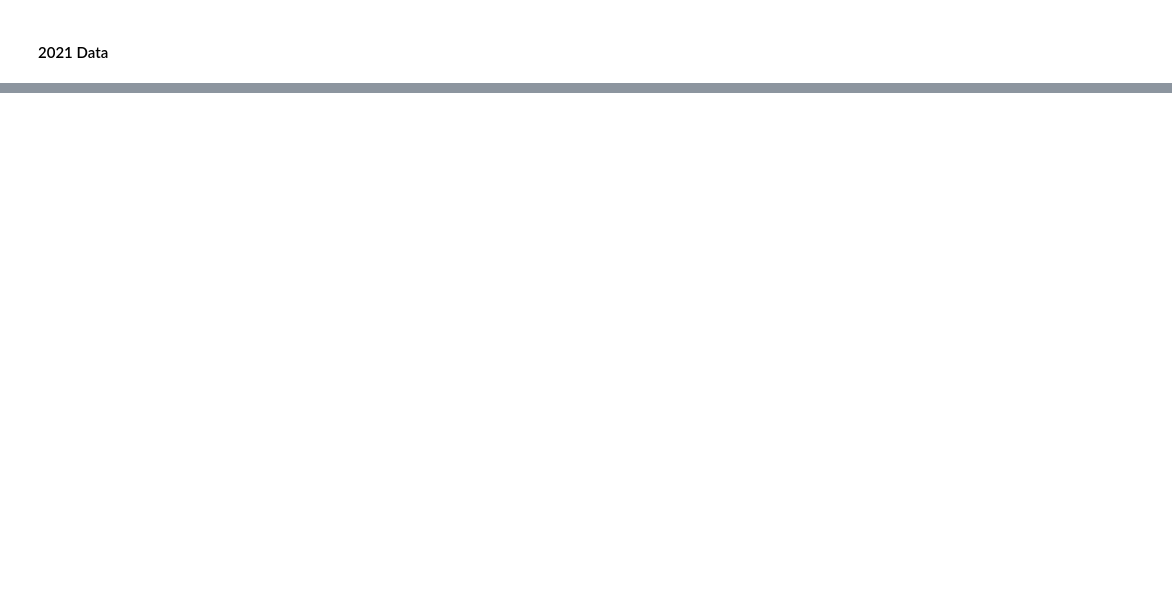
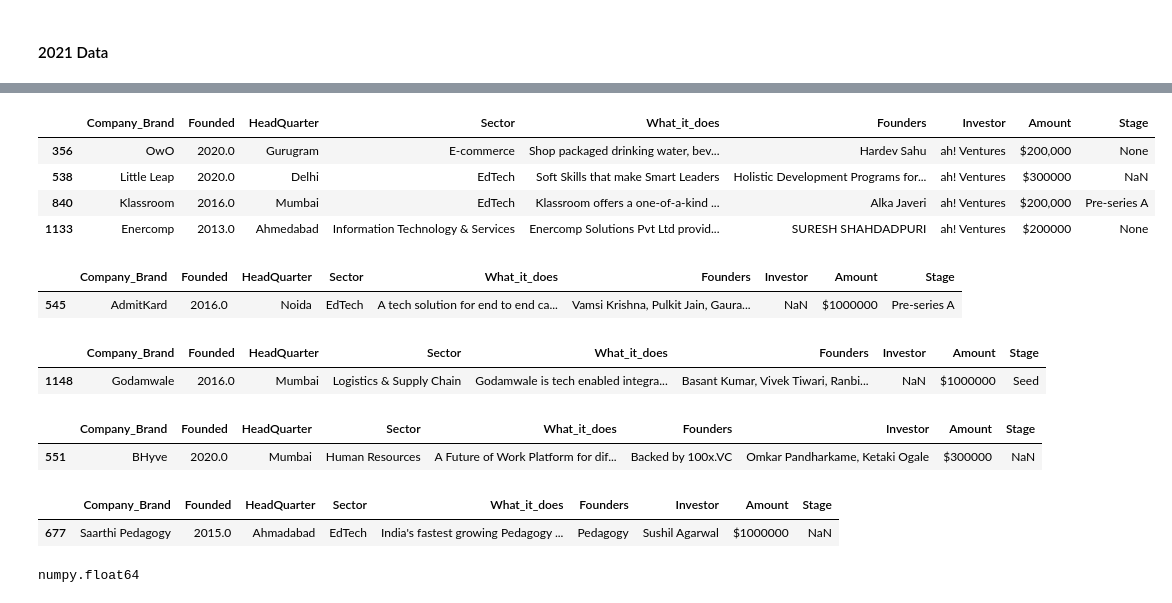
Before and after one commit to DzeBakuEso/stockholm_lp1_colla_project_sprint_1, a Jupyter notebook: Indian _Ecosystem_Analysis.ipynb, the cells around one changed output, grey strips where cells are left out. Saved outputs shown, nothing was run; the diff lists cells and outputs as text; code cells hidden in the pictures; blank space fills up the shorter version.

```diff
--- a/Indian _Ecosystem_Analysis.ipynb
+++ b/Indian _Ecosystem_Analysis.ipynb
@@ -511,0 +1022,35 @@ df4.head()
+# %%
+df4.loc[df4["Company_Brand"] == "Little Leap", ["Amount", "Stage", "Investor"]] = [
+    "$300000", np.nan, "ah! Ventures"]
+df4.loc[df4["Investor"] == "ah! Ventures"]
+# %% [output]
+|  | Company_Brand | Founded | HeadQuarter | Sector | What_it_does | Founders | Investor | Amount | Stage |
+| 356 | OwO | 2020.0 | Gurugram | E-commerce | Shop packaged drinking water, bev... | Hardev Sahu | ah! Ventures | $200,000 | None |
+| 538 | Little Leap | 2020.0 | Delhi | EdTech | Soft Skills that make Smart Leaders | Holistic Development Programs for... | ah! Ventures | $300000 | NaN |
+| 840 | Klassroom | 2016.0 | Mumbai | EdTech | Klassroom offers a one-of-a-kind ... | Alka Javeri | ah! Ventures | $200,000 | Pre-series A |
+| 1133 | Enercomp | 2013.0 | Ahmedabad | Information Technology & Services | Enercomp Solutions Pvt Ltd provid... | SURESH SHAHDADPURI | ah! Ventures | $200000 | None |
+# %%
+df4.loc[df4["Company_Brand"] == "AdmitKard", ["Amount", "Stage", "Investor"]] = [
+    "$1000000", "Pre-series A",np.nan]
+df4.loc[df4["Company_Brand"] == "AdmitKard"]
+# %% [output]
+|  | Company_Brand | Founded | HeadQuarter | Sector | What_it_does | Founders | Investor | Amount | Stage |
+| 545 | AdmitKard | 2016.0 | Noida | EdTech | A tech solution for end to end ca... | Vamsi Krishna, Pulkit Jain, Gaura... | NaN | $1000000 | Pre-series A |
+# %%
+df4.loc[df4["Company_Brand"] == "Godamwale", ["Amount", "Stage", "Investor"]] = ["$1000000", "Seed",np.nan]
+df4.loc[df4["Company_Brand"] == "Godamwale"]
+# %% [output]
+|  | Company_Brand | Founded | HeadQuarter | Sector | What_it_does | Founders | Investor | Amount | Stage |
+| 1148 | Godamwale | 2016.0 | Mumbai | Logistics & Supply Chain | Godamwale is tech enabled integra... | Basant Kumar, Vivek Tiwari, Ranbi... | NaN | $1000000 | Seed |
+# %%
+df4.loc[df4["Company_Brand"] == "BHyve", ["Amount", "Stage"]] = ["$300000",np.nan]
+df4.loc[df4["Company_Brand"] == "BHyve"]
+# %% [output]
+|  | Company_Brand | Founded | HeadQuarter | Sector | What_it_does | Founders | Investor | Amount | Stage |
+| 551 | BHyve | 2020.0 | Mumbai | Human Resources | A Future of Work Platform for dif... | Backed by 100x.VC | Omkar Pandharkame, Ketaki Ogale | $300000 | NaN |
+# %%
+df4.loc[df4["Company_Brand"] == "Saarthi Pedagogy", ["Amount", "Stage"]] = ["$1000000",np.nan]
+df4.loc[df4["Company_Brand"] == "Saarthi Pedagogy"]
+# %% [output]
+|  | Company_Brand | Founded | HeadQuarter | Sector | What_it_does | Founders | Investor | Amount | Stage |
+| 677 | Saarthi Pedagogy | 2015.0 | Ahmadabad | EdTech | India's fastest growing Pedagogy ... | Pedagogy | Sushil Agarwal | $1000000 | NaN |
@@ -511,0 +1066,5 @@ df4.head()
+# %%
+df4['Amount'] = df4['Amount'].astype(float)
+type(df4['Amount'][0])
+# %% [output]
+numpy.float64
```
Also changed, not shown: parts of 83 cells of this notebook, 1 other file.
